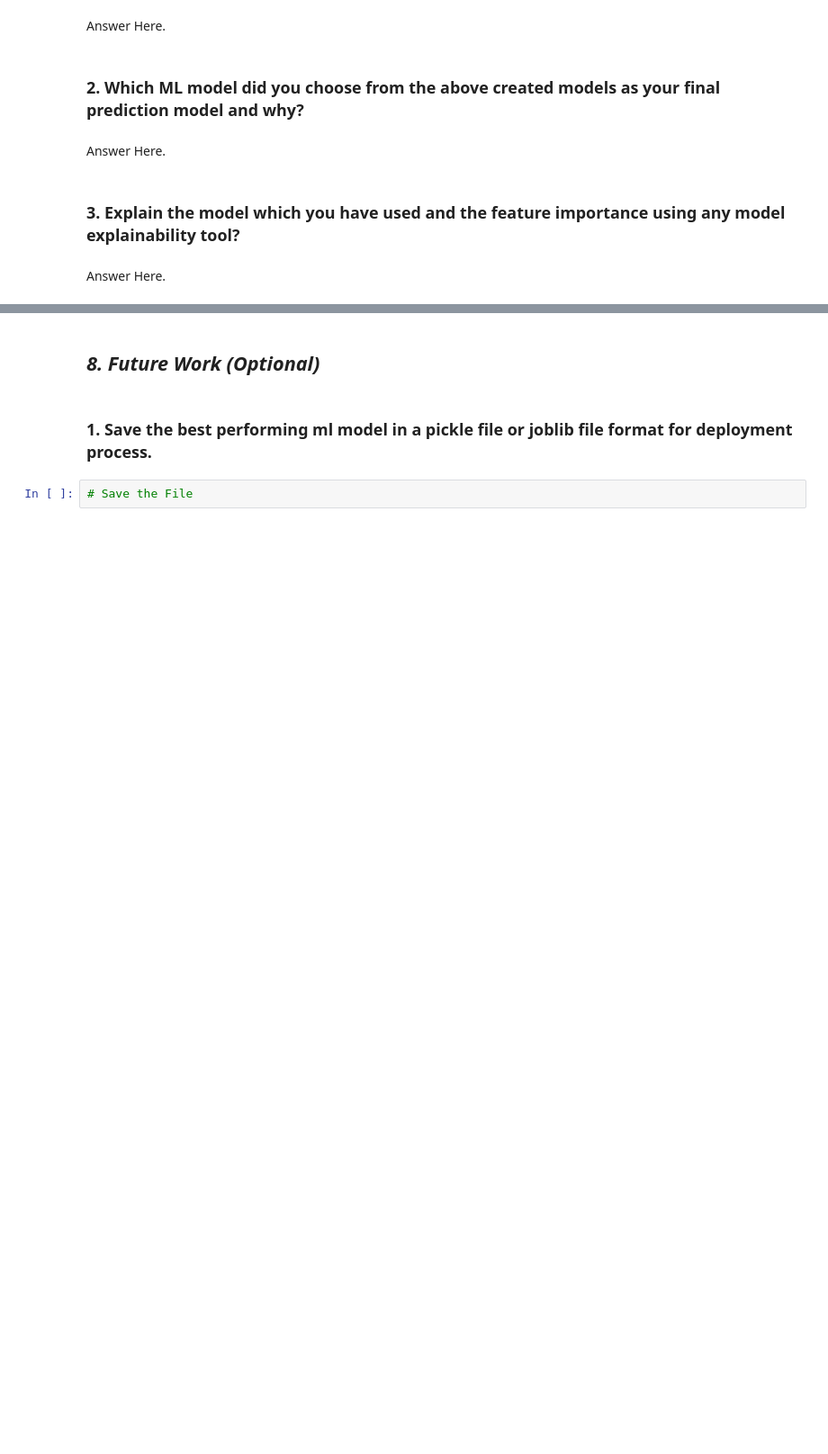
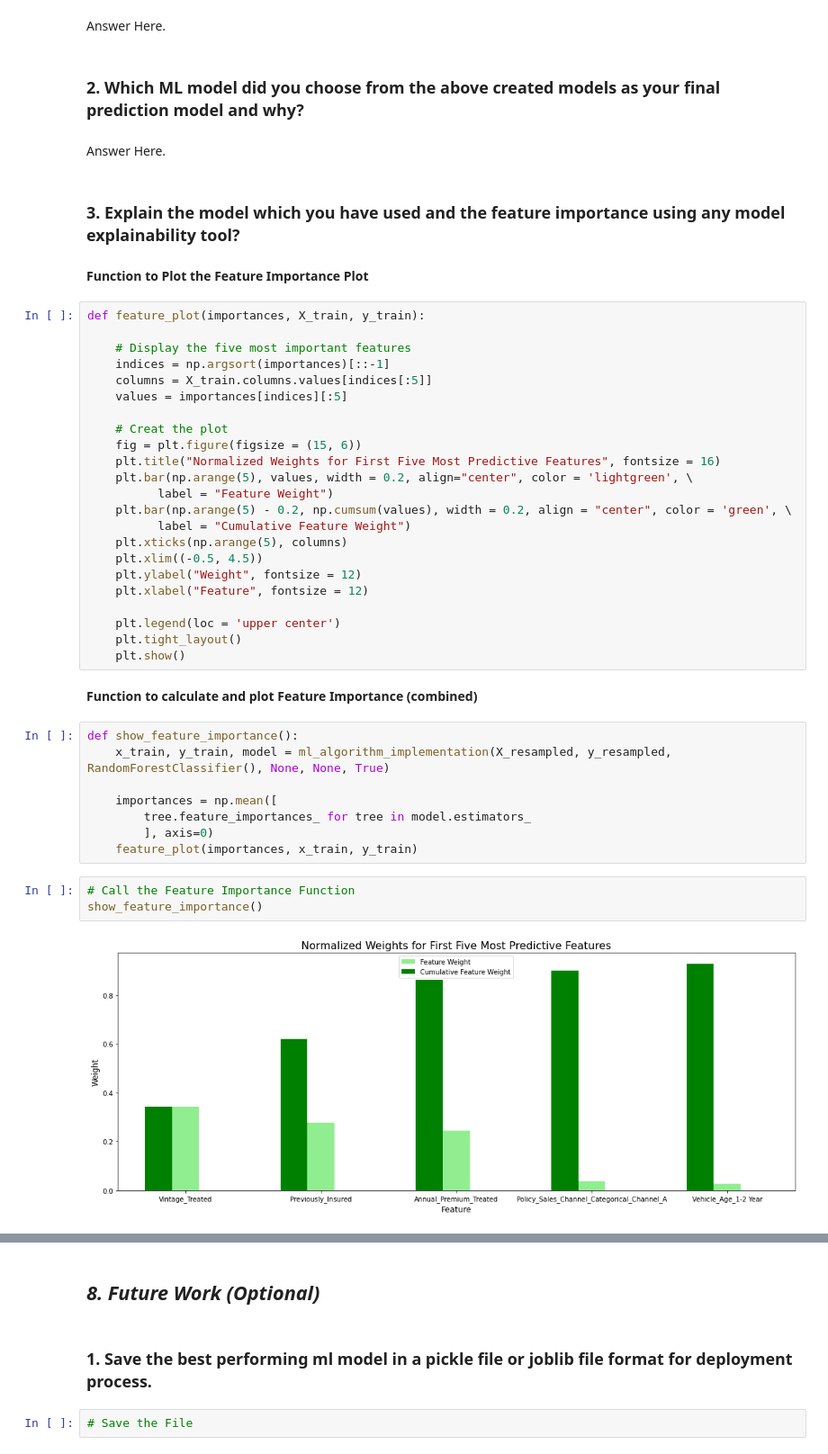
Before and after one commit to AimanSahay/ML-Project---Insurance-Cross-Sell-Prediction, a Jupyter notebook: ML Project_Insurance Cross Sell Prediction.ipynb, the cells around one changed output, grey strips where cells are left out. Shown at 90% size. Drawn from its saved outputs; the diff is of its cells as text; blank space fills up the shorter version.

```diff
--- a/ML Project_Insurance Cross Sell Prediction.ipynb
+++ b/ML Project_Insurance Cross Sell Prediction.ipynb
@@ -2367,5 +2396,43 @@ Answer Here.
 Answer Here.
 # %% [markdown]
 ### 3. Explain the model which you have used and the feature importance using any model explainability tool?
-# %% [markdown]
-Answer Here.
+# %% [markdown]
+**Function to Plot the Feature Importance Plot**
+# %%
+def feature_plot(importances, X_train, y_train):
+
+    # Display the five most important features
+    indices = np.argsort(importances)[::-1]
+    columns = X_train.columns.values[indices[:5]]
+    values = importances[indices][:5]
+
+    # Creat the plot
+    fig = plt.figure(figsize = (15, 6))
+    plt.title("Normalized Weights for First Five Most Predictive Features", fontsize = 16)
+    plt.bar(np.arange(5), values, width = 0.2, align="center", color = 'lightgreen', \
+          label = "Feature Weight")
+    plt.bar(np.arange(5) - 0.2, np.cumsum(values), width = 0.2, align = "center", color = 'green', \
+          label = "Cumulative Feature Weight")
+    plt.xticks(np.arange(5), columns)
+    plt.xlim((-0.5, 4.5))
+    plt.ylabel("Weight", fontsize = 12)
+    plt.xlabel("Feature", fontsize = 12)
+
+    plt.legend(loc = 'upper center')
+    plt.tight_layout()
+    plt.show()
+# %% [markdown]
+**Function to calculate and plot Feature Importance (combined)**
+# %%
+def show_feature_importance():
+    x_train, y_train, model = ml_algorithm_implementation(X_resampled, y_resampled, RandomForestClassifier(), None, None, True)
+
+    importances = np.mean([
+        tree.feature_importances_ for tree in model.estimators_
+        ], axis=0)
+    feature_plot(importances, x_train, y_train)
+# %%
+# Call the Feature Importance Function
+show_feature_importance()
+# %% [output]
+[figure, added]
```
Also changed, not shown: parts of 18 cells of this notebook.
